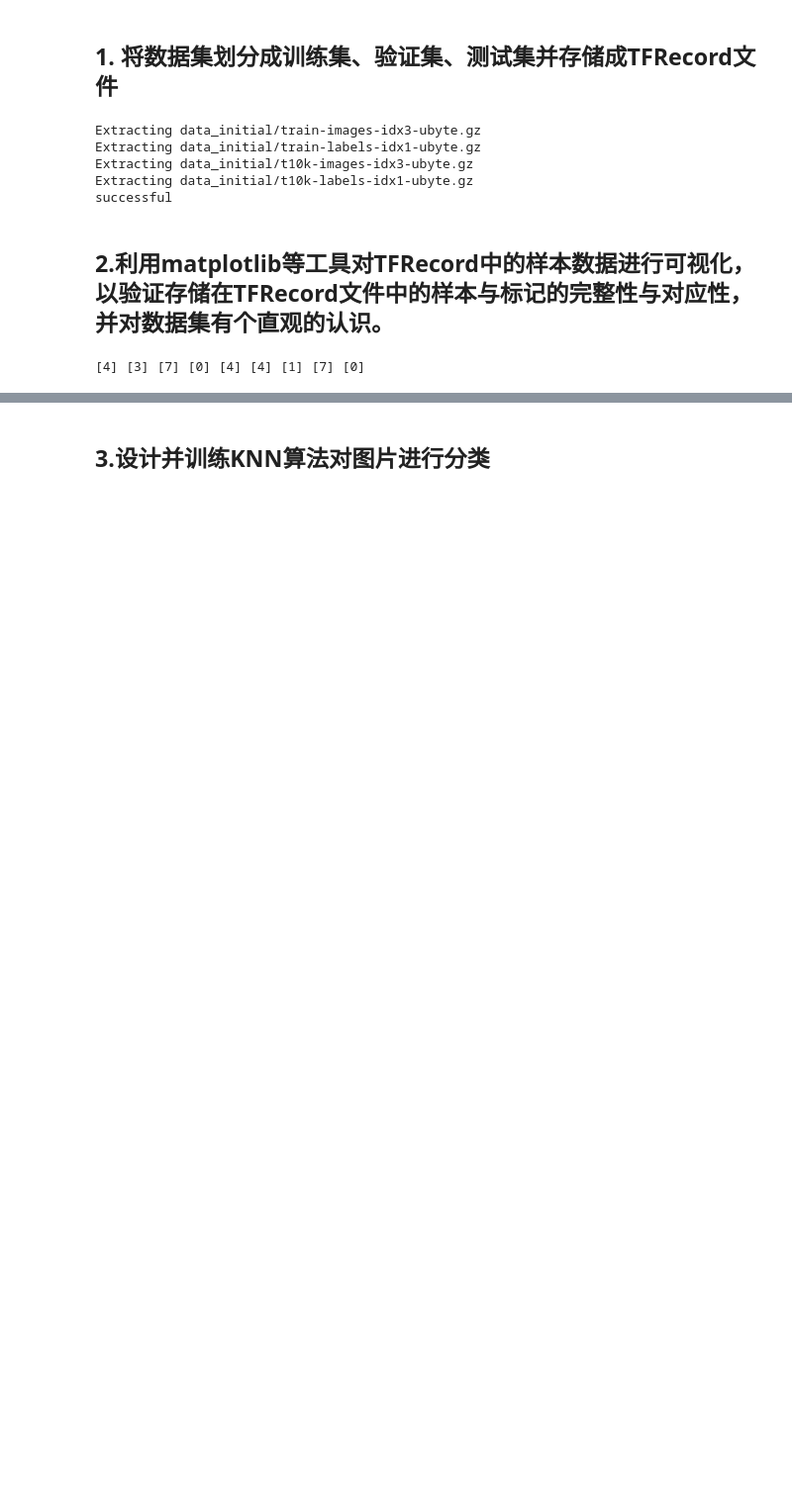
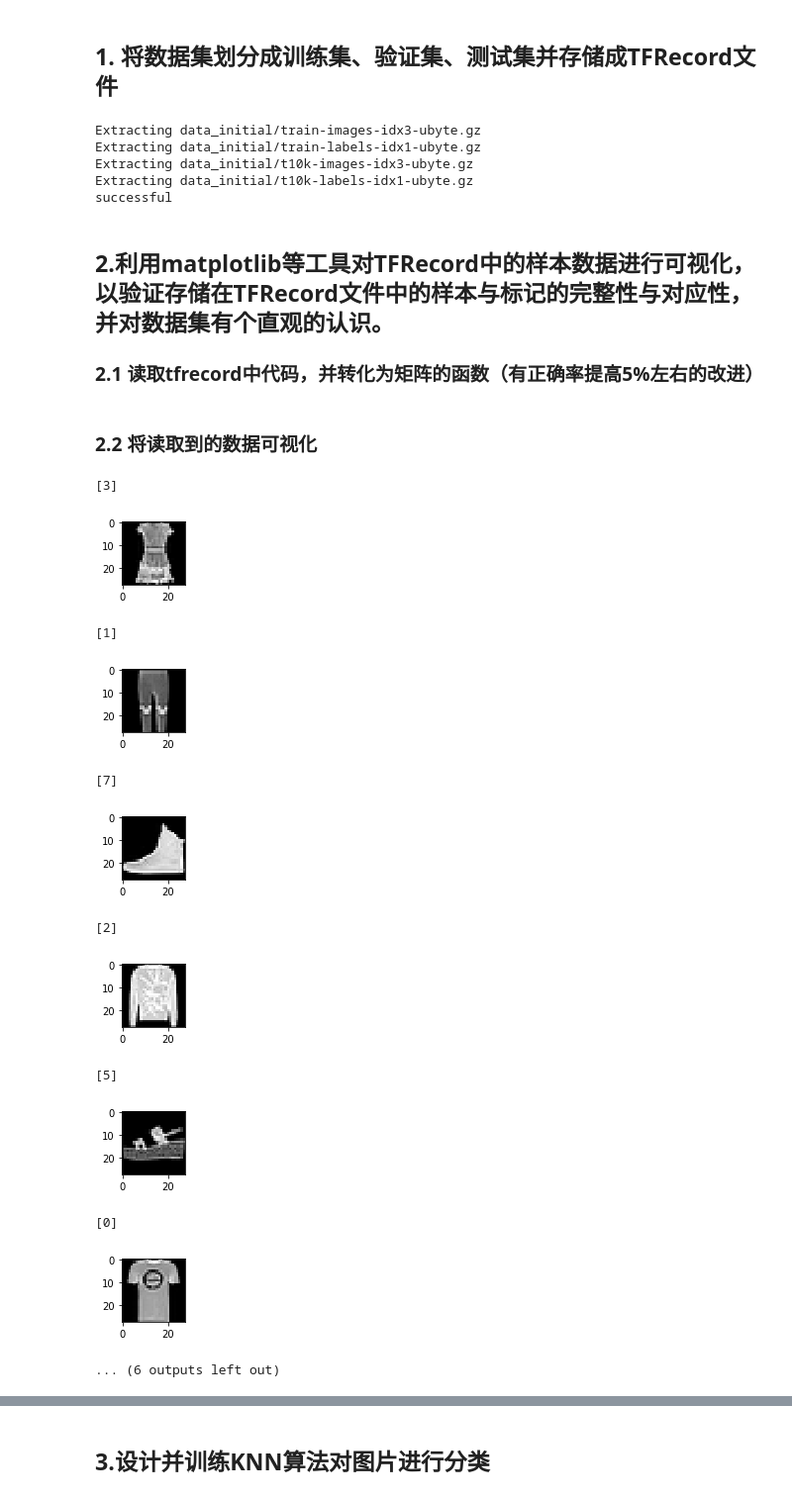
Before and after one commit to m-L-0/17b-ChenYanan-2015, a Jupyter notebook: FashionMNIST Challenge/submit.ipynb, the cells around one changed output, grey strips where cells are left out. Shown at 99% size. Cells and saved outputs as stored; diff of their text form; code cells hidden in the pictures; blank space fills up the shorter version.

```diff
--- a/FashionMNIST Challenge/submit.ipynb
+++ b/FashionMNIST Challenge/submit.ipynb
@@ -45,6 +45,10 @@ Extracting data_initial/t10k-labels-idx1-ubyte.gz
 successful
 # %% [markdown]
 ## 2.利用matplotlib等工具对TFRecord中的样本数据进行可视化，以验证存储在TFRecord文件中的样本与标记的完整性与对应性，并对数据集有个直观的认识。
+
+
+
+### 2.1 读取tfrecord中代码，并转化为矩阵的函数（有正确率提高5%左右的改进）
 # %%
 import tensorflow as tf
 from PIL import Image
@@ -89,7 +93,7 @@ def read_tfrecord(config_dir, num = 1):
             if num == 1:
                 coord.request_stop()
                 coord.join(threads)
-                return img, label
+                return img, label       # 在进行图片验证时使用
             else:
                 image = image.reshape(784)
                 # for i in range(784):
@@ -100,20 +104,35 @@ def read_tfrecord(config_dir, num = 1):
                 image = image / 255
                 exm_images[count, :] = image
                 exm_labels[count, :] = label
-                if count % 1000 == 0:
+                if count % 10000 == 0:
                     print(count)
         coord.request_stop()
         coord.join(threads)
-    return exm_images, exm_labels
+    return exm_images, exm_labels        # 在进行算法读取数据矩阵时使用
+# %% [markdown]
+### 2.2 将读取到的数据可视化
 # %%
 # 读取tfrecord代码 , 并验证
 for each in range(len(config)):
     config_path = 'mnist_' + config[each]['type'] + '.tfrecords'
     for num in range(3):
         [img, label] = read_tfrecord(config_path)
-        result = Image.fromarray(img)  # 这里image是之前提到的
-        result.save(str(each) + str(num)+'.jpg')
-
+        sub = int('33' + str(3*each + 1 + num))
         print(label, end=' ')
+        plt.subplot(sub)
+        plt.imshow(img, cmap='gray')
+        plt.show()
 # %% [output]
-[4] [3] [7] [0] [4] [4] [1] [7] [0]
+[3]
+[figure, added]
+[1]
+[figure, added]
+[7]
+[figure, added]
+[2]
+[figure, added]
+[5]
+[figure, added]
+[0]
+[figure, added]
+... (6 outputs left out)
```
Also changed, not shown: parts of 5 cells of this notebook.
